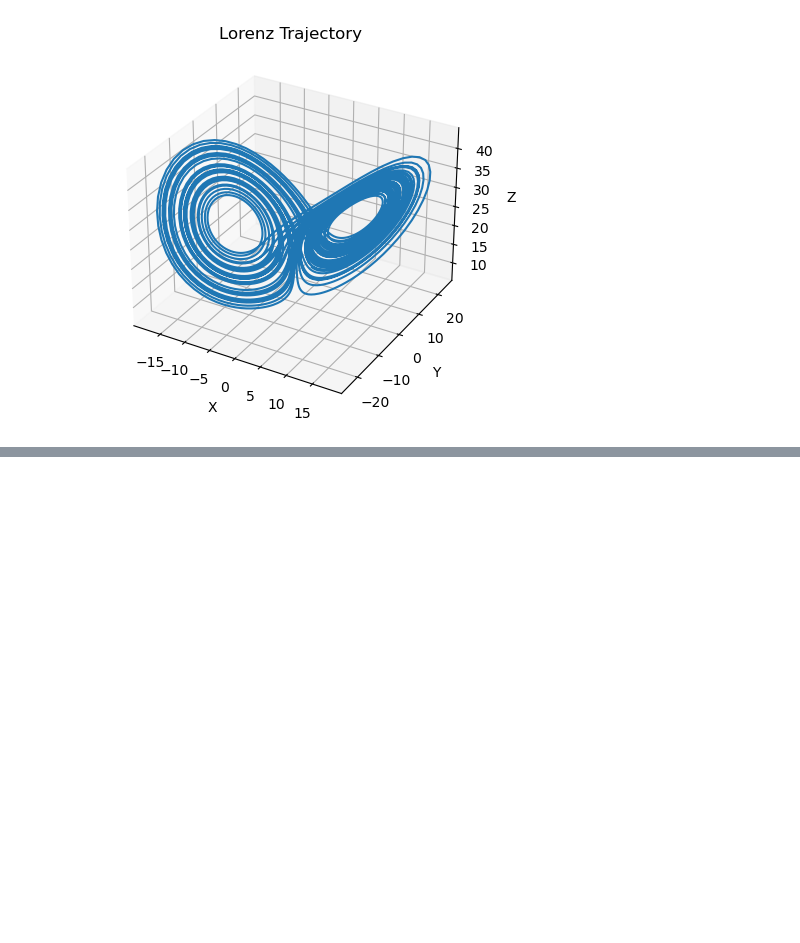
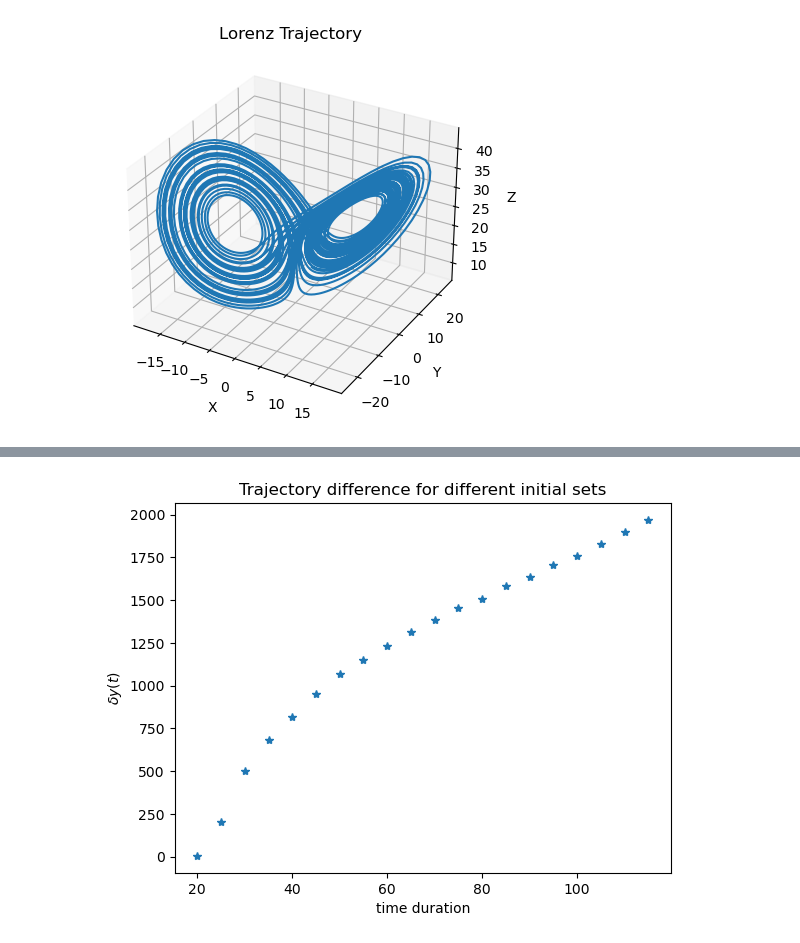
Before and after one commit to FSchierok/compPhys, a Jupyter notebook: Lorenz.ipynb, the cells around one changed output, grey strips where cells are left out. Cells and saved outputs as stored; diff of their text form; code cells hidden in the pictures; blank space fills up the shorter version.

```diff
--- a/Lorenz.ipynb
+++ b/Lorenz.ipynb
@@ -130,0 +182,24 @@ plt.show()
+# %%
+time_duration=[]
+deltay=[]
+for n in range(0,20,1):
+    t_end_c2=20+5*n
+    #here initial state from b)
+    rk45_integrator = RK45Integration(derivatives=Lorenz_derivatives,y0=initial_state,x0=t_start,x1=t_end_c2,h0=h,atol=atol,rtol=rtol)
+    rk45_integrator.step()
+    x_trajectory, y_trajectory,yerr = rk45_integrator.getTrajectory()
+
+    #here initial state from c)
+    rk45_integrator_c2 = RK45Integration(derivatives=Lorenz_derivatives,y0=initial_state_c,x0=t_start,x1=t_end_c2,h0=h,atol=atol,rtol=rtol)
+    rk45_integrator_c2.step()
+    x_trajectory_c2, y_trajectory_c2,yerr_c2 = rk45_integrator_c2.getTrajectory()
+    time_duration.append(t_end_c2)
+    deltay.append(np.linalg.norm(y_trajectory_c2-y_trajectory))
+# %%
+plt.plot(time_duration,deltay,'*')
+plt.xlabel('time duration')
+plt.ylabel('$\delta y(t)$')
+plt.title('Trajectory difference for different initial sets')
+plt.show()
+# %% [output]
+[figure, added]
```
Also changed, not shown: parts of 7 cells of this notebook.
